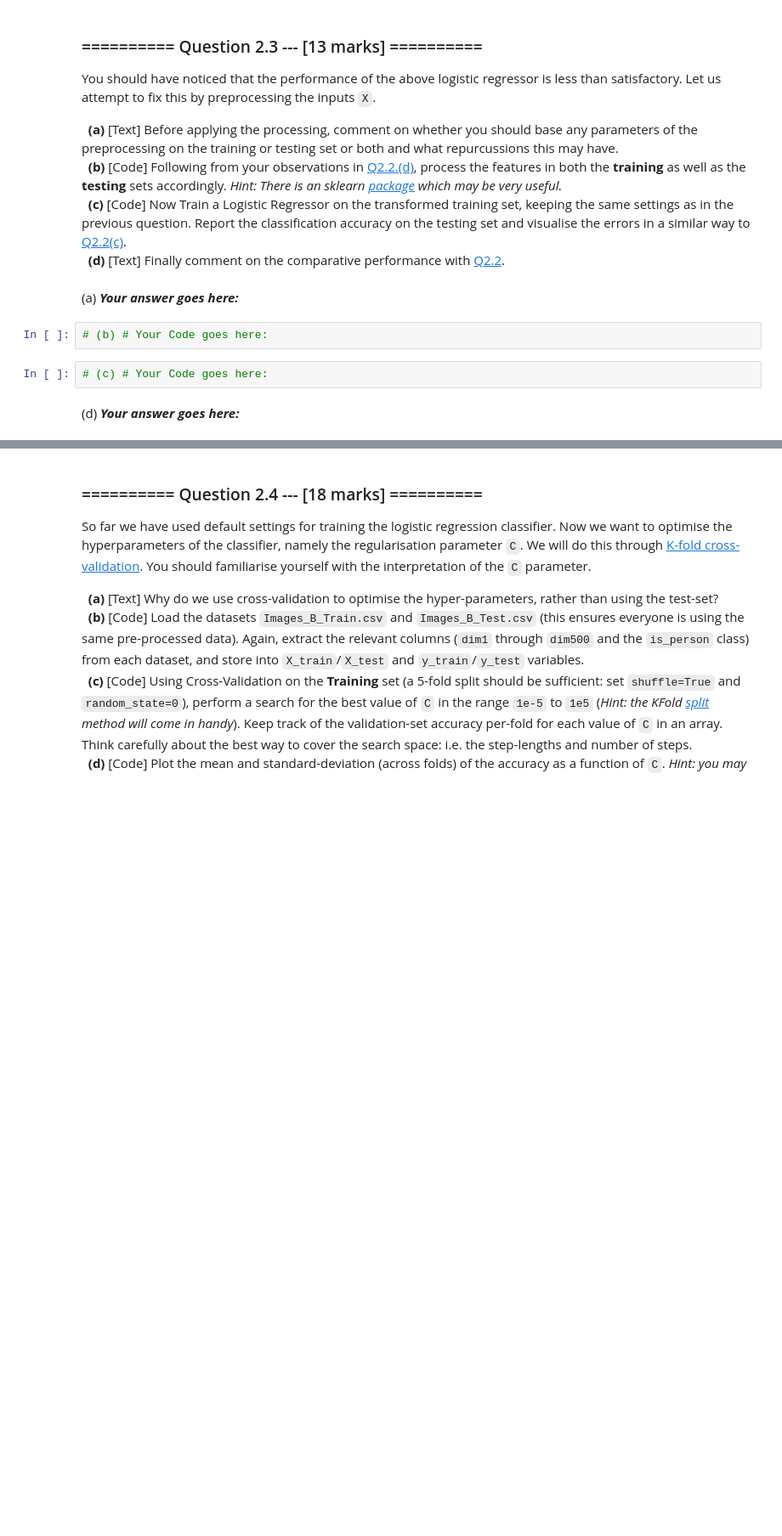
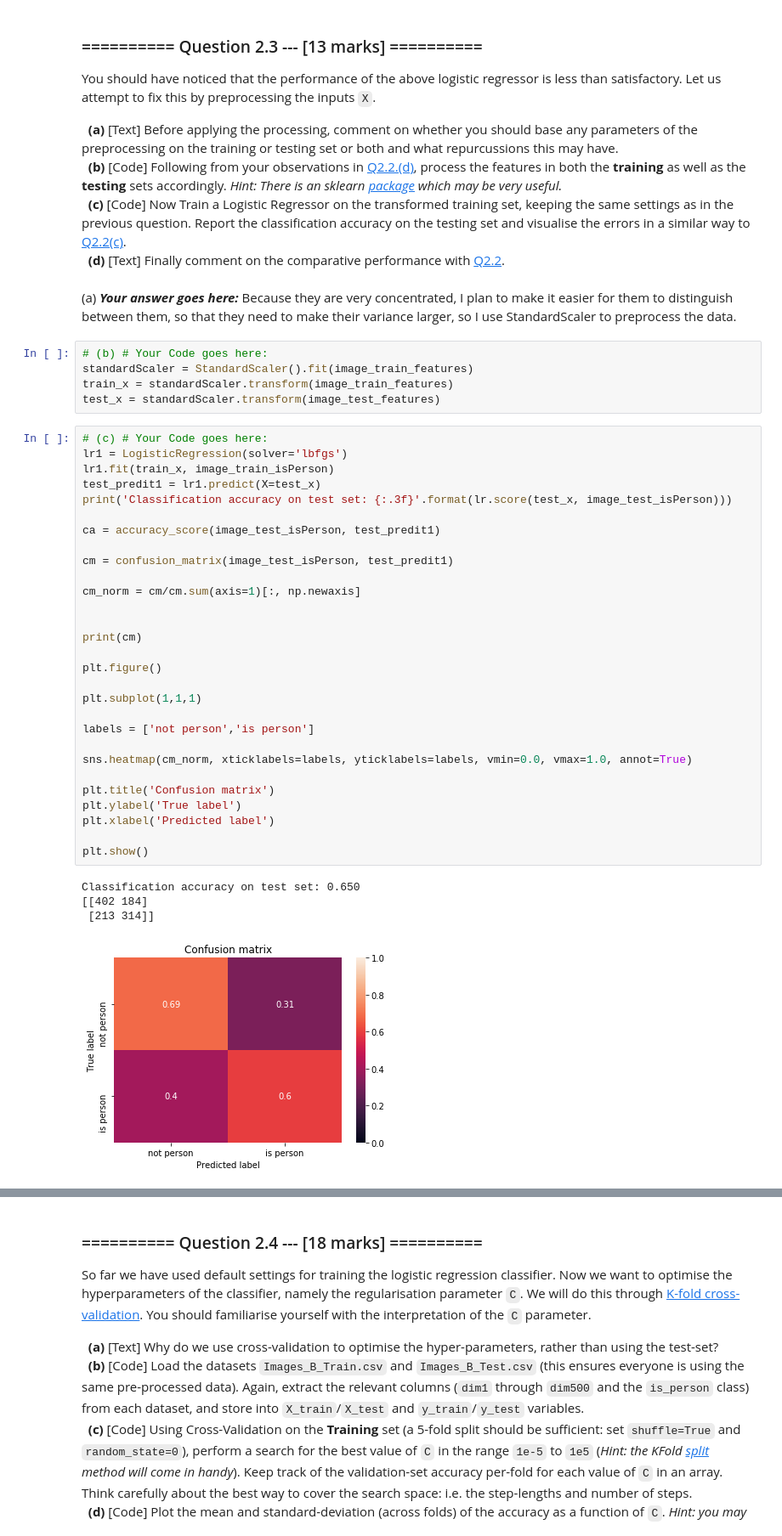
Before and after one commit to LewisLauYang/IAML2018, a Jupyter notebook: Assignments/03_A_ObjectRecognition.ipynb, the cells around one changed output, grey strips where cells are left out. Shown at 85% size. Drawn from its saved outputs; the diff is of its cells as text; blank space fills up the shorter version.

```diff
--- a/Assignments/03_A_ObjectRecognition.ipynb
+++ b/Assignments/03_A_ObjectRecognition.ipynb
@@ -201,11 +367,45 @@ You should have noticed that the performance of the above logistic regressor is
 &nbsp;&nbsp;**(b)** [Code] Following from your observations in [Q2.2.(d)](#question2_2), process the features in both the **training** as well as the **testing** sets accordingly. *Hint: There is an sklearn [package](http://scikit-learn.org/0.19/modules/preprocessing.html) which may be very useful.* <br>
 &nbsp;&nbsp;**(c)** [Code] Now Train a Logistic Regressor on the transformed training set, keeping the same settings as in the previous question. Report the classification accuracy on the testing set and visualise the errors in a similar way to [Q2.2(c)](#question2_2). <br>
 &nbsp;&nbsp;**(d)** [Text] Finally comment on the comparative performance with [Q2.2](#question2_2).
-# %% [markdown]
-(a) ***Your answer goes here:***
+# %% [markdown]
+(a) ***Your answer goes here:***
+Because they are very concentrated, I plan to make it easier for them to distinguish between them, so that they need to make their variance larger, so I use StandardScaler to preprocess the data.
 # %%
 # (b) # Your Code goes here:
+standardScaler = StandardScaler().fit(image_train_features)
+train_x = standardScaler.transform(image_train_features)
+test_x = standardScaler.transform(image_test_features)
-# %%
-# (c) # Your Code goes here:
-# %% [markdown]
-(d) ***Your answer goes here:***
+# %%
+# (c) # Your Code goes here:
+lr1 = LogisticRegression(solver='lbfgs')
+lr1.fit(train_x, image_train_isPerson)
+test_predit1 = lr1.predict(X=test_x)
+print('Classification accuracy on test set: {:.3f}'.format(lr.score(test_x, image_test_isPerson)))
+
+ca = accuracy_score(image_test_isPerson, test_predit1)
+
+cm = confusion_matrix(image_test_isPerson, test_predit1)
+
+cm_norm = cm/cm.sum(axis=1)[:, np.newaxis]
+
+
+print(cm)
+
+plt.figure()
+
+plt.subplot(1,1,1)
+
+labels = ['not person','is person']
+
+sns.heatmap(cm_norm, xticklabels=labels, yticklabels=labels, vmin=0.0, vmax=1.0, annot=True)
+
+plt.title('Confusion matrix')
+plt.ylabel('True label')
+plt.xlabel('Predicted label')
+
+plt.show()
+# %% [output]
+Classification accuracy on test set: 0.650
+[[402 184]
+ [213 314]]
+[figure, added]
```
Also changed, not shown: parts of 68 cells of this notebook, 9 other files.
